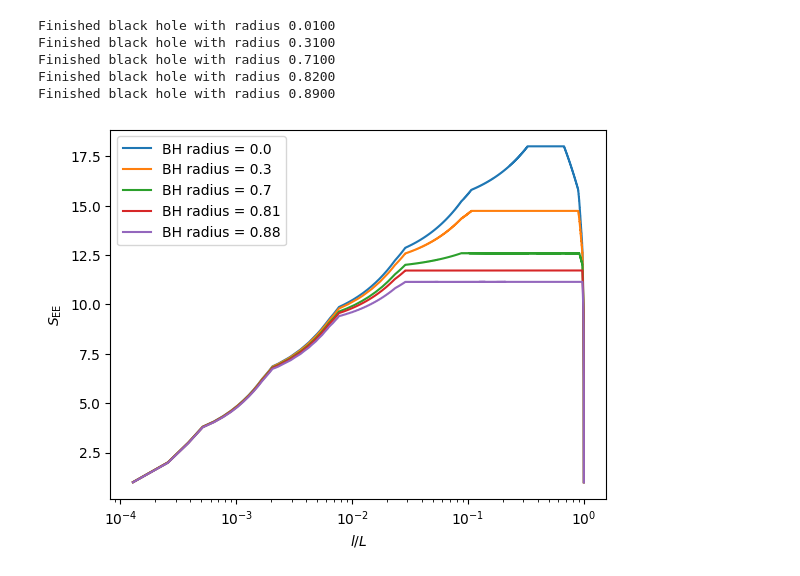
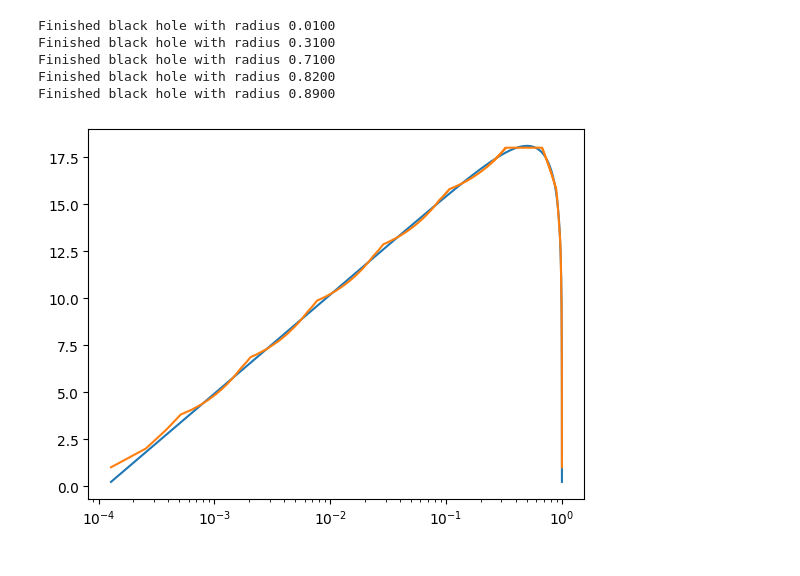
Before and after one commit to Alejo-Costa-Duran/HyperbolicFractonModel, a Jupyter notebook: Simulation.ipynb, the cells around one changed output. Drawn from its saved outputs; the diff is of its cells as text; code cells hidden in the pictures.

```diff
--- a/Simulation.ipynb
+++ b/Simulation.ipynb
@@ -257,13 +264,18 @@ halfBorderSize = int(len(model.border)/2)
 borderPolygons = model.border
 entropy = np.load("./entropy.npy")
 blockSizes = np.linspace(1,borderSize-1,borderSize-1)/borderSize
-smallL = blockSizes <1
-for idx in range(5):
-    plt.plot(blockSizes[smallL],entropy[idx,smallL], label = 'BH radius = ' + str(round(bHoleRads[idx]-0.01,4)))
-plt.ylabel(r'$S_{\text{EE}}$')
-plt.xlabel(r'$l/L$')
-plt.xscale('log')
-plt.legend()
-plt.savefig("./EntanglementEntropies.png")
-# %% [output]
-[figure, removed]
+# %%
+## Functions
+def entropyZero(l,c,a):
+    return (c/3)*np.log(1.0/(np.pi*a)*np.sin(np.pi*l))
+
+parametersZero, covarianceZero = cf(entropyZero,blockSizes,entropy[0,:])
+
+plt.plot(blockSizes,entropyZero(blockSizes,*parametersZero))
+plt.plot(blockSizes,entropy[0])
+plt.xscale('log')
+
+def entropyFiniteBeta(l,beta):
+    return (parametersZero[0]/3)*np.log(l/parametersZero[1])+beta*np.power(l,2)
+# %% [output]
+[figure, added]
```
Also changed, not shown: parts of 5 cells of this notebook, 7 other files.
